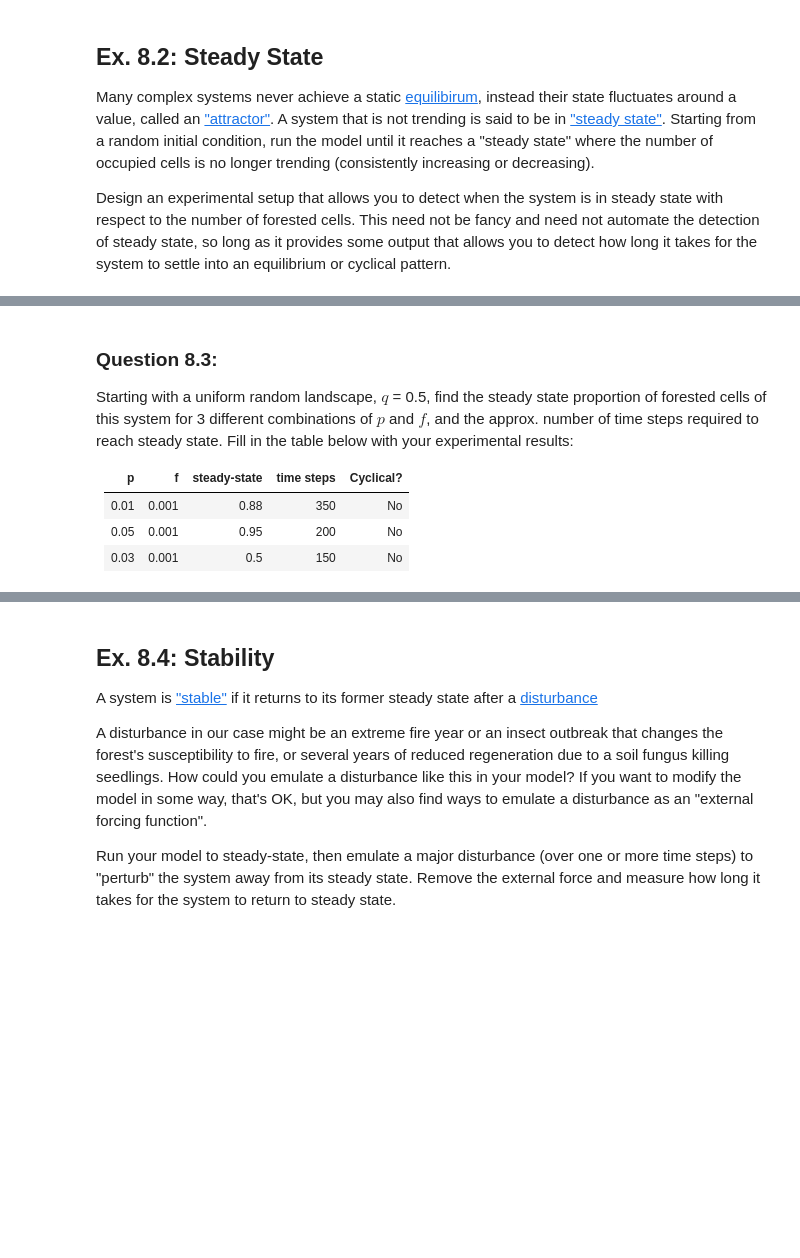
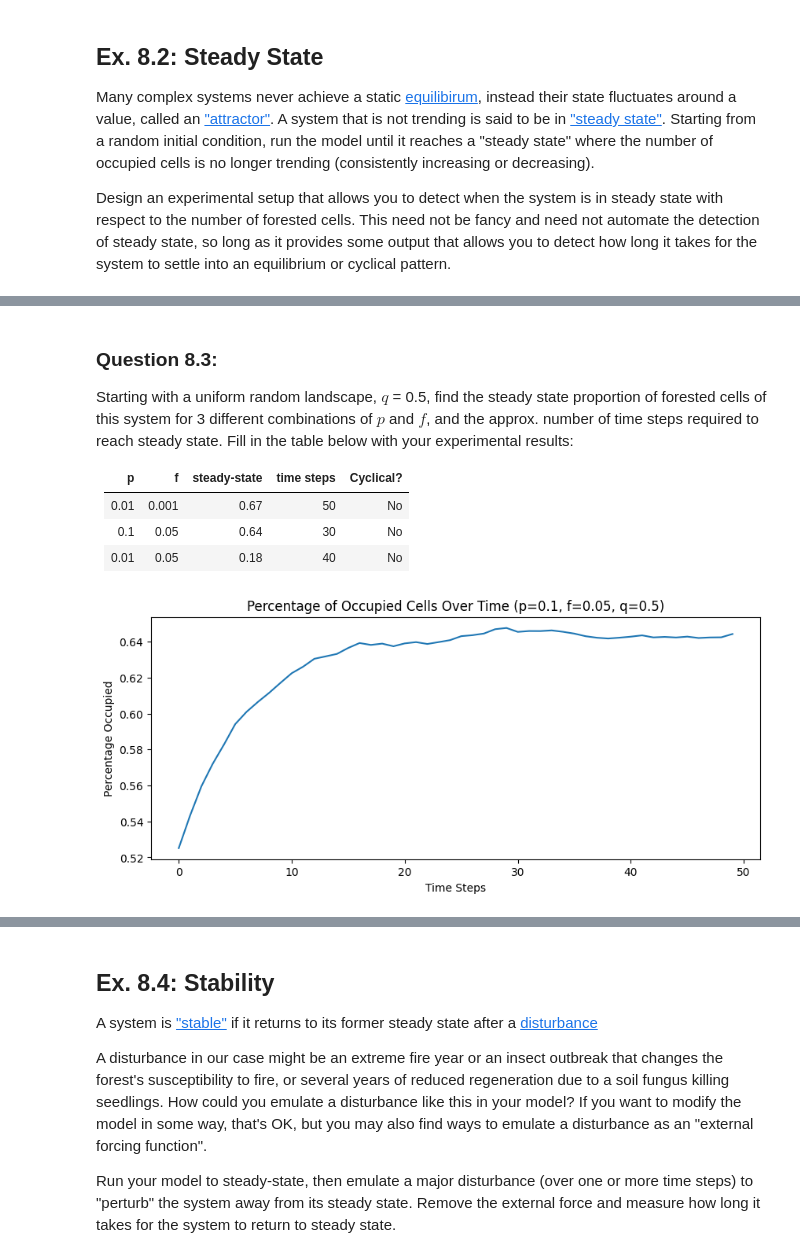
Before and after one commit to nikag2006/cap-comp215, a Jupyter notebook: labs/lab07-10-fire.ipynb, the cells around one changed output, grey strips where cells are left out. Saved outputs shown, nothing was run; the diff lists cells and outputs as text; code cells hidden in the pictures; blank space fills up the shorter version.

```diff
--- a/labs/lab07-10-fire.ipynb
+++ b/labs/lab07-10-fire.ipynb
@@ -359,6 +346,28 @@ Fill in the table below with your experimental results:
 
 | p  | f   | steady-state | time steps | Cyclical? |
 |----|-----|--------------|------------|-----------|
-| 0.01 | 0.001 | 0.88        | 350          | No         |
-| 0.05  | 0.001   | 0.95            | 200          | No         |
-| 0.03  | 0.001   | 0.5            | 150          | No         |
+| 0.01 | 0.001 | 0.67         | 50       | No        |
+| 0.1 | 0.05 | 0.64            | 30          | No        |
+| 0.01 | 0.05 | 0.18            | 40          | No        |
+# %%
+n_steps = 50
+model_size = 200
+p = 0.1
+f = 0.05
+q = 0.5
+
+model = ForestFire(n=model_size, p=p, f=f, q=q)
+occupied = []
+
+for i in range(n_steps):
+    model.step()
+    occupied.append(model.pct_occupied())
+
+plt.figure(figsize=(10, 4))
+plt.plot(occupied)
+plt.title(f'Percentage of Occupied Cells Over Time (p={p}, f={f}, q={q})')
+plt.xlabel('Time Steps')
+plt.ylabel('Percentage Occupied')
+plt.show()
+# %% [output]
+[figure, added]
```
Also changed, not shown: parts of 9 cells of this notebook.
